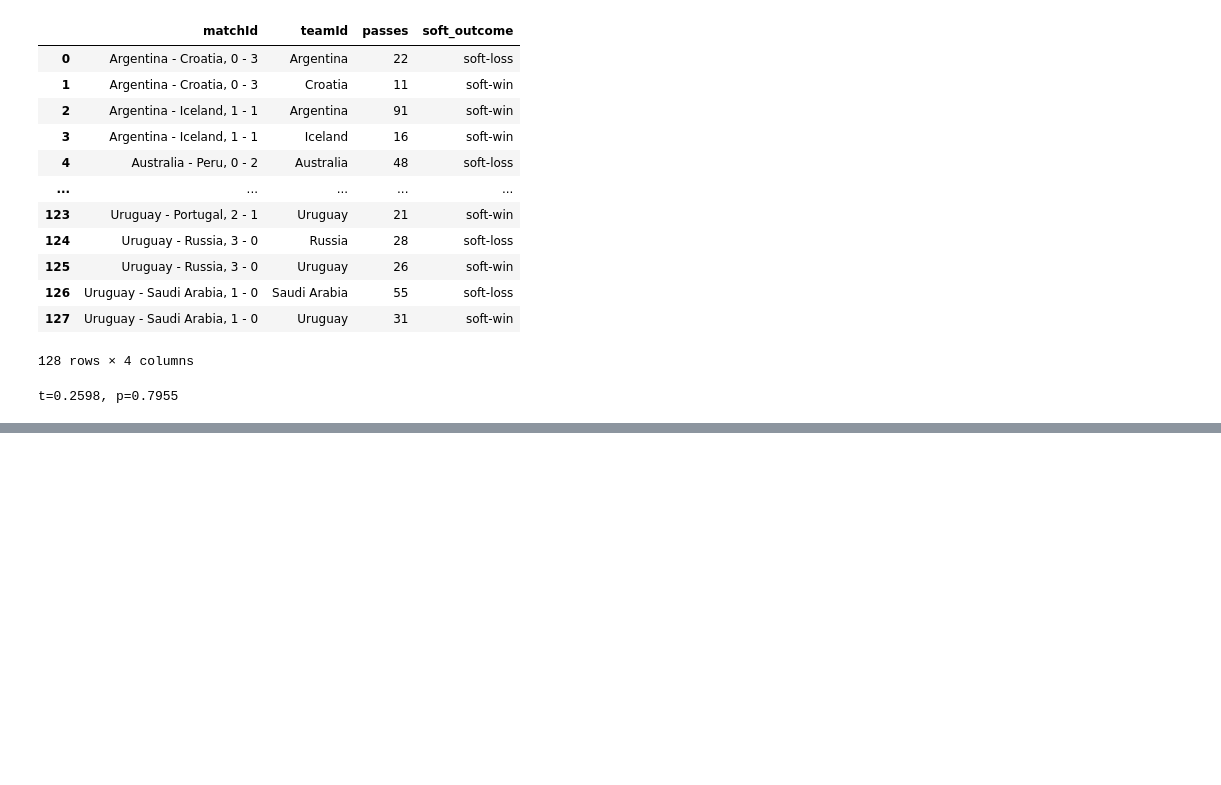
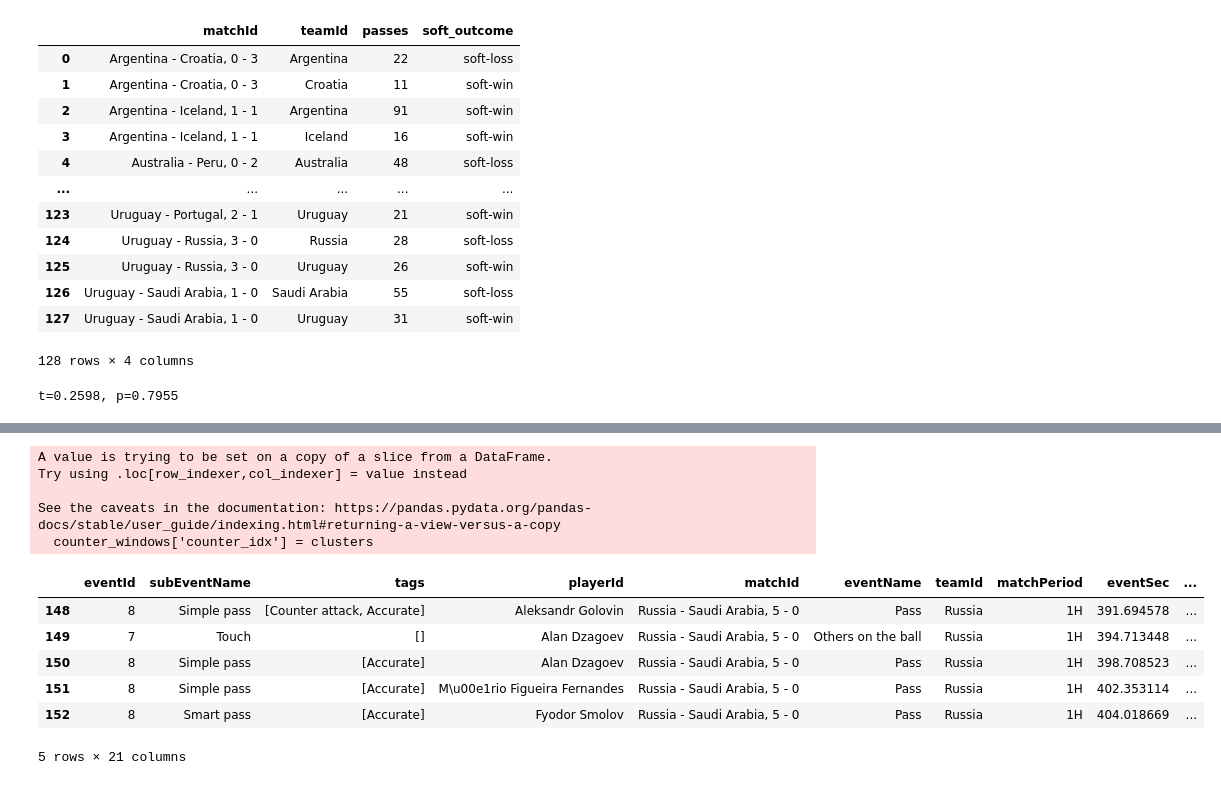
Before and after one commit to nkmwicz/python-classwork2025f, a Jupyter notebook: 13.2-c2n-cont.ipynb, the cells around one changed output, grey strips where cells are left out. Cells and saved outputs as stored; diff of their text form; code cells hidden in the pictures; blank space fills up the shorter version.

```diff
--- a/13.2-c2n-cont.ipynb
+++ b/13.2-c2n-cont.ipynb
@@ -240,0 +267,35 @@ t=0.2598, p=0.7955
+# %%
+list_of_rows = []
+clusters = []
+window_time = 30.0
+
+for row in df.itertuples():
+    if row.counters:
+        idx = row.Index
+        cnt = 0
+        start_time = row.eventSec
+        end_time = start_time + window_time
+        while True:
+            if df.loc[idx+cnt,"eventSec"] <= end_time:
+                list_of_rows.append(idx+cnt)
+                clusters.append(idx)
+                cnt += 1
+            else:
+                break
+
+counter_windows = df.iloc[list_of_rows]
+counter_windows['counter_idx'] = clusters
+counter_windows.head()
+# %% [output]
+A value is trying to be set on a copy of a slice from a DataFrame.
+Try using .loc[row_indexer,col_indexer] = value instead
+
+See the caveats in the documentation: https://pandas.pydata.org/pandas-docs/stable/user_guide/indexing.html#returning-a-view-versus-a-copy
+  counter_windows['counter_idx'] = clusters
+|  | eventId | subEventName | tags | playerId | matchId | eventName | teamId | matchPeriod | eventSec | ... |
+| 148 | 8 | Simple pass | [Counter attack, Accurate] | Aleksandr Golovin | Russia - Saudi Arabia, 5 - 0 | Pass | Russia | 1H | 391.694578 | ... |
+| 149 | 7 | Touch | [] | Alan Dzagoev | Russia - Saudi Arabia, 5 - 0 | Others on the ball | Russia | 1H | 394.713448 | ... |
+| 150 | 8 | Simple pass | [Accurate] | Alan Dzagoev | Russia - Saudi Arabia, 5 - 0 | Pass | Russia | 1H | 398.708523 | ... |
+| 151 | 8 | Simple pass | [Accurate] | M\u00e1rio Figueira Fernandes | Russia - Saudi Arabia, 5 - 0 | Pass | Russia | 1H | 402.353114 | ... |
+| 152 | 8 | Smart pass | [Accurate] | Fyodor Smolov | Russia - Saudi Arabia, 5 - 0 | Pass | Russia | 1H | 404.018669 | ... |
+5 rows × 21 columns
```
Also changed, not shown: parts of 12 cells of this notebook.
